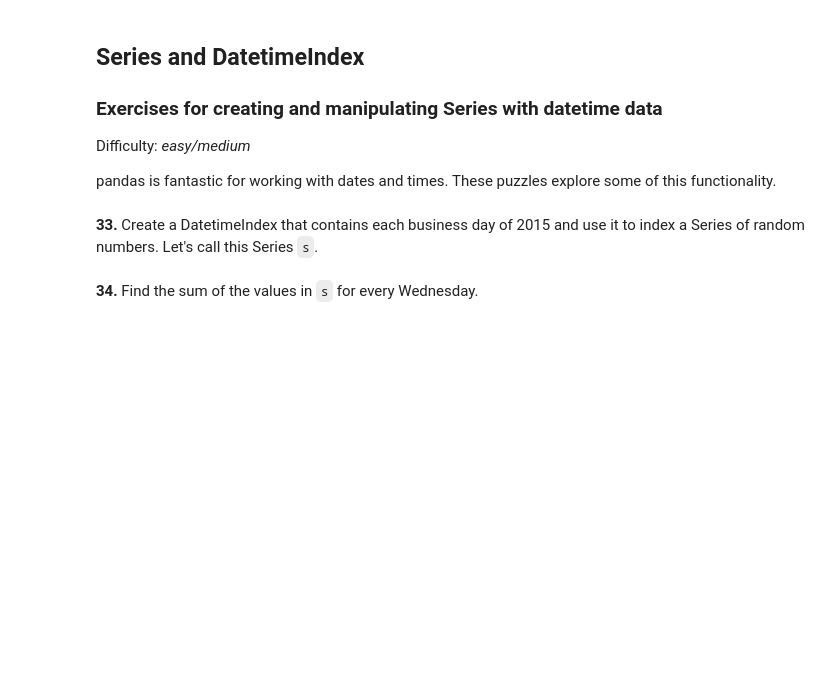
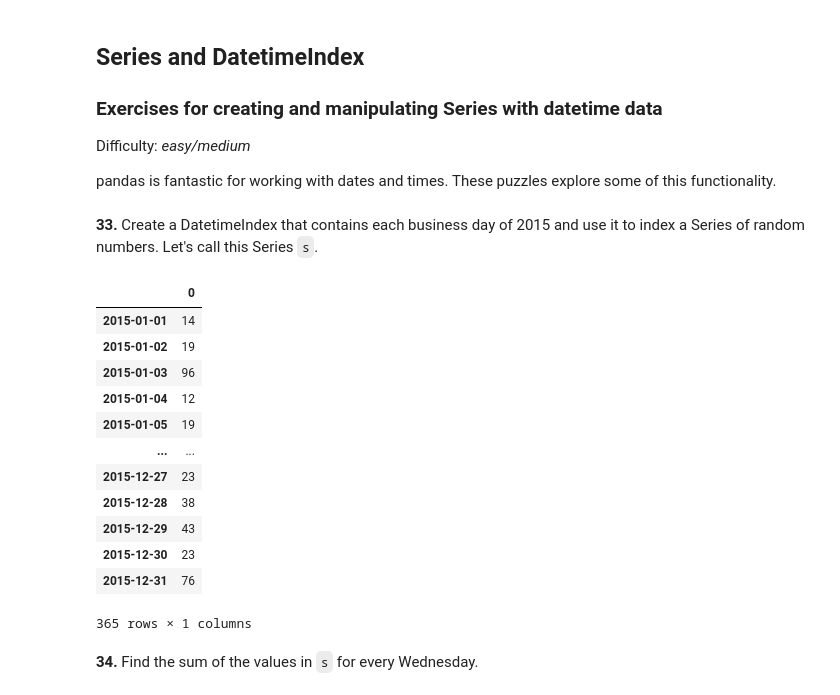
Before and after one commit to mirceachira/100-pandas-puzzles, a Jupyter notebook: 100-pandas-puzzles.ipynb, the cells around one changed output. Saved outputs shown, nothing was run; the diff lists cells and outputs as text; code cells hidden in the pictures; blank space fills up the shorter version.

```diff
--- a/100-pandas-puzzles.ipynb
+++ b/100-pandas-puzzles.ipynb
@@ -779,5 +812,22 @@ Difficulty: *easy/medium*
 pandas is fantastic for working with dates and times. These puzzles explore some of this functionality.
 # %% [markdown]
 **33.** Create a DatetimeIndex that contains each business day of 2015 and use it to index a Series of random numbers. Let's call this Series `s`.
+# %%
+s = pd.DataFrame(np.random.randint(0,100,size=365), index=pd.date_range('20150101', periods=365))
+s
+# %% [output]
+|  | 0 |
+| 2015-01-01 | 14 |
+| 2015-01-02 | 19 |
+| 2015-01-03 | 96 |
+| 2015-01-04 | 12 |
+| 2015-01-05 | 19 |
+| ... | ... |
+| 2015-12-27 | 23 |
+| 2015-12-28 | 38 |
+| 2015-12-29 | 43 |
+| 2015-12-30 | 23 |
+| 2015-12-31 | 76 |
+365 rows × 1 columns
 # %% [markdown]
 **34.** Find the sum of the values in `s` for every Wednesday.
```
Also changed, not shown: parts of 13 cells of this notebook.
